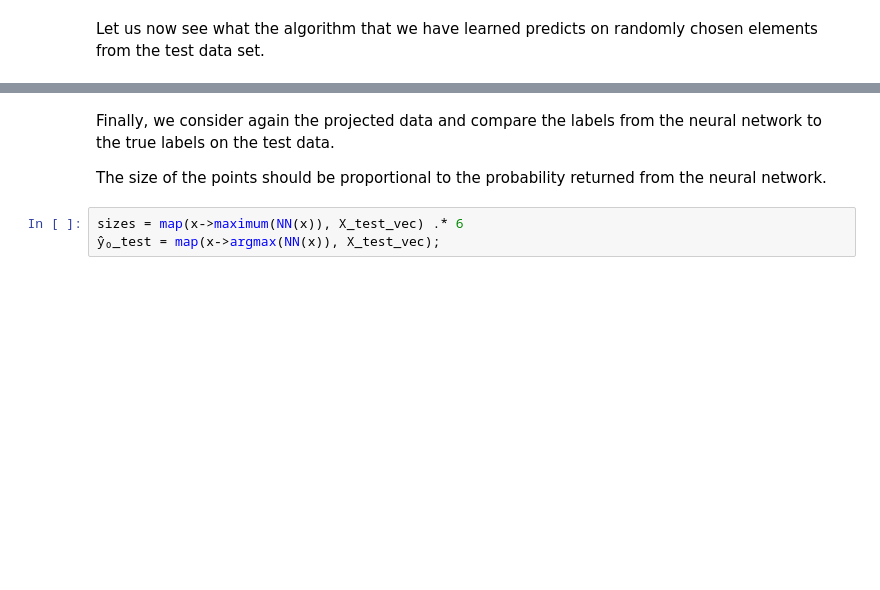
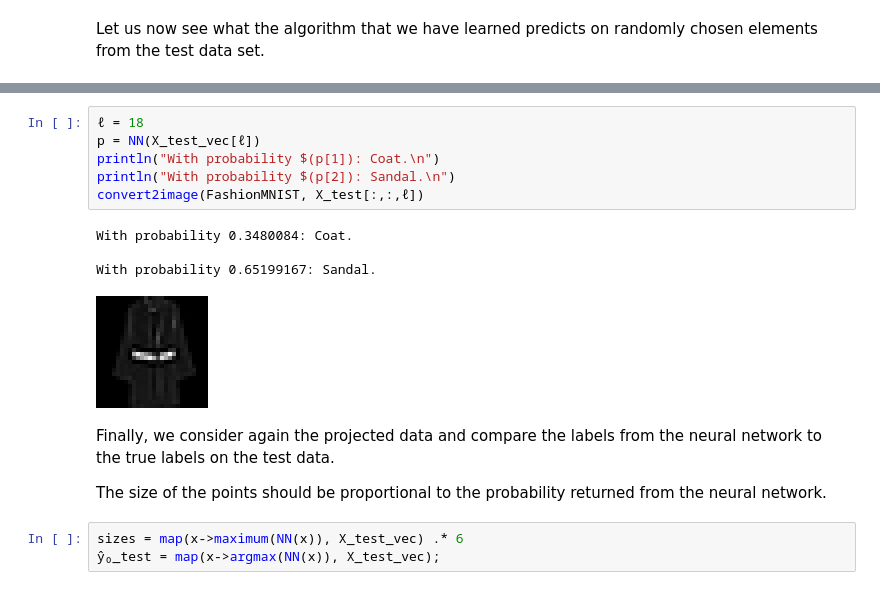
Before and after one commit to PBrdng/MathData-SoSe22, a Jupyter notebook: Notebooks/05-classification.ipynb, the cells around one changed output, grey strips where cells are left out. Cells and saved outputs as stored; diff of their text form; blank space fills up the shorter version.

```diff
--- a/Notebooks/05-classification.ipynb
+++ b/Notebooks/05-classification.ipynb
@@ -373,3 +389,14 @@ With probability 0.21194209764908042: Sandal.
+# %%
+ℓ = 18
+p = NN(X_test_vec[ℓ])
+println("With probability $(p[1]): Coat.\n")
+println("With probability $(p[2]): Sandal.\n")
+convert2image(FashionMNIST, X_test[:,:,ℓ])
+# %% [output]
+With probability 0.3480084: Coat.
+
+With probability 0.65199167: Sandal.
+[figure, added]
 # %% [markdown]
 Finally, we consider again the projected data and compare the labels from the neural network to the true labels on the test data.
 
```
Also changed, not shown: parts of 20 cells of this notebook, 4 other files.
